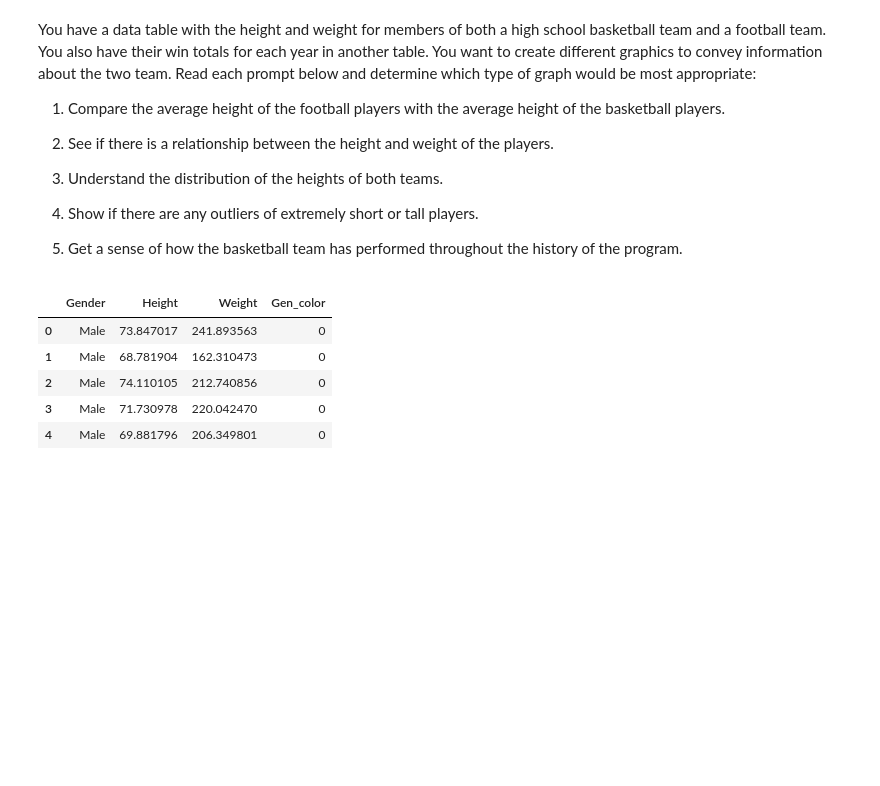
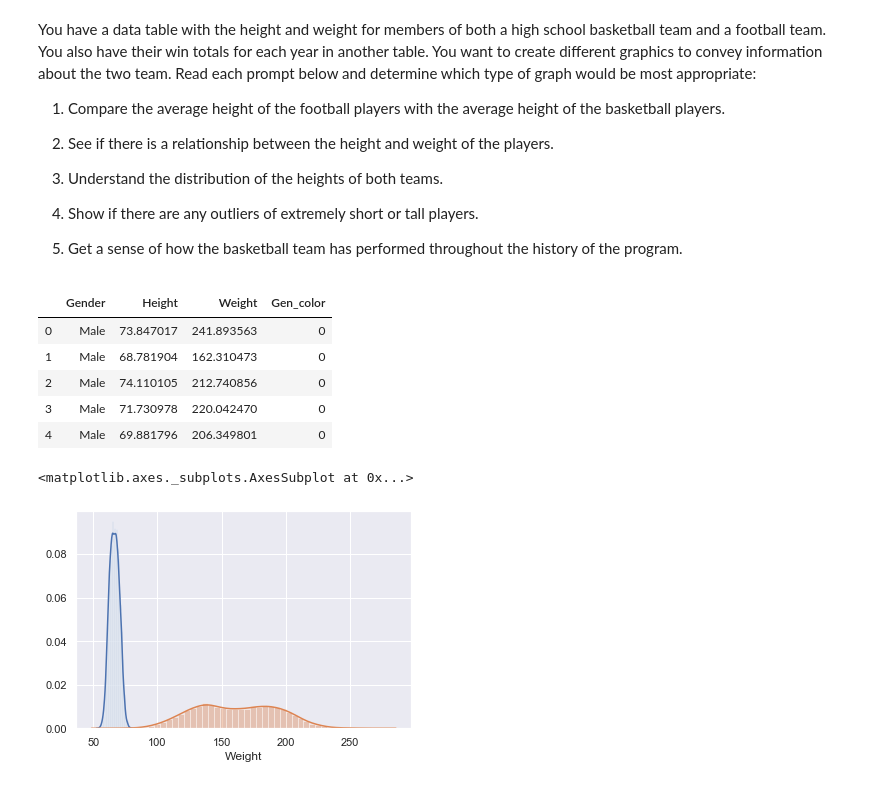
Before and after one commit to trevohearn/nyc-mhtn-ds-010620-lectures, a Jupyter notebook: week_2/day_1_mpl_2/Graph_types.ipynb, the cells around one changed output. Drawn from its saved outputs; the diff is of its cells as text; code cells hidden in the pictures; blank space fills up the shorter version.

```diff
--- a/week_2/day_1_mpl_2/Graph_types.ipynb
+++ b/week_2/day_1_mpl_2/Graph_types.ipynb
@@ -318,4 +319,10 @@ data.head()
 | 2 | Male | 74.110105 | 212.740856 | 0 |
 | 3 | Male | 71.730978 | 220.042470 | 0 |
 | 4 | Male | 69.881796 | 206.349801 | 0 |
+# %%
+sns.distplot(data['Height'])
+sns.distplot(data['Weight'])
+# %% [output]
+<matplotlib.axes._subplots.AxesSubplot at 0x...>
+[figure, added]
 # %%
```
Also changed, not shown: parts of 12 cells of this notebook, 2 other files.
